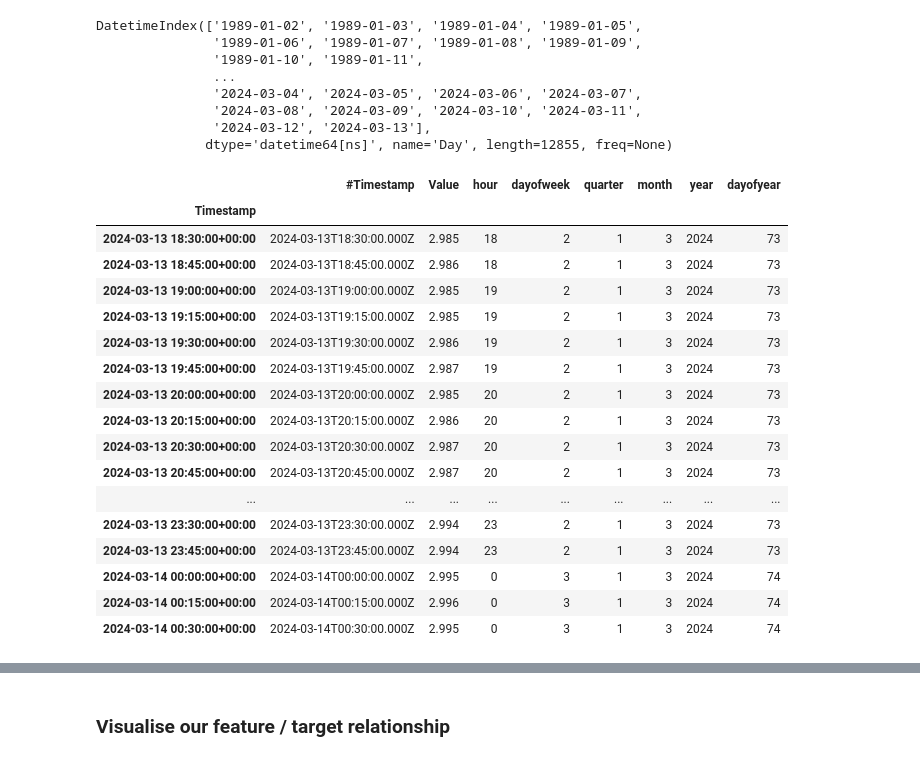
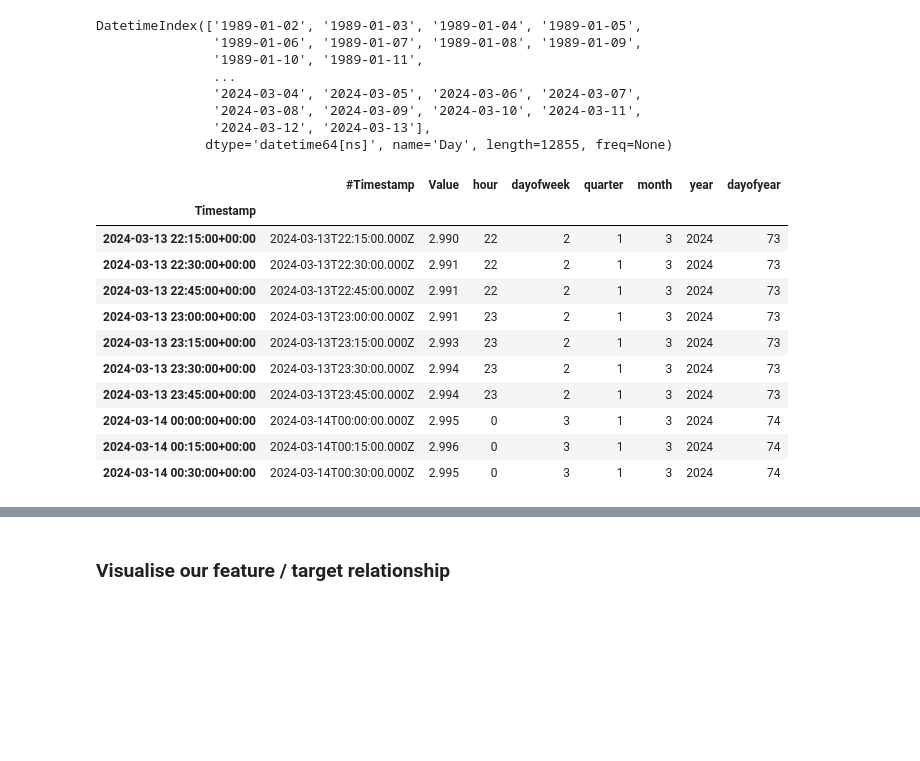
Before and after one commit to burked9/shannon-flood-piml, a Jupyter notebook: water_levels_banagher.ipynb, the cells around one changed output, grey strips where cells are left out. Cells and saved outputs as stored; diff of their text form; code cells hidden in the pictures; blank space fills up the shorter version.

```diff
--- a/water_levels_banagher.ipynb
+++ b/water_levels_banagher.ipynb
@@ -172,21 +172,15 @@ def create_features_simple(df):
 
 df2 = create_features_simple(df2)
 # %%
-df.tail(25)
+df.tail(10)
 # %% [output]
 |  | #Timestamp | Value | hour | dayofweek | quarter | month | year | dayofyear |
 | Timestamp |  |  |  |  |  |  |  |  |
-| 2024-03-13 18:30:00+00:00 | 2024-03-13T18:30:00.000Z | 2.985 | 18 | 2 | 1 | 3 | 2024 | 73 |
-| 2024-03-13 18:45:00+00:00 | 2024-03-13T18:45:00.000Z | 2.986 | 18 | 2 | 1 | 3 | 2024 | 73 |
-| 2024-03-13 19:00:00+00:00 | 2024-03-13T19:00:00.000Z | 2.985 | 19 | 2 | 1 | 3 | 2024 | 73 |
-| 2024-03-13 19:15:00+00:00 | 2024-03-13T19:15:00.000Z | 2.985 | 19 | 2 | 1 | 3 | 2024 | 73 |
-| 2024-03-13 19:30:00+00:00 | 2024-03-13T19:30:00.000Z | 2.986 | 19 | 2 | 1 | 3 | 2024 | 73 |
-| 2024-03-13 19:45:00+00:00 | 2024-03-13T19:45:00.000Z | 2.987 | 19 | 2 | 1 | 3 | 2024 | 73 |
-| 2024-03-13 20:00:00+00:00 | 2024-03-13T20:00:00.000Z | 2.985 | 20 | 2 | 1 | 3 | 2024 | 73 |
-| 2024-03-13 20:15:00+00:00 | 2024-03-13T20:15:00.000Z | 2.986 | 20 | 2 | 1 | 3 | 2024 | 73 |
-| 2024-03-13 20:30:00+00:00 | 2024-03-13T20:30:00.000Z | 2.987 | 20 | 2 | 1 | 3 | 2024 | 73 |
-| 2024-03-13 20:45:00+00:00 | 2024-03-13T20:45:00.000Z | 2.987 | 20 | 2 | 1 | 3 | 2024 | 73 |
-| ... | ... | ... | ... | ... | ... | ... | ... | ... |
+| 2024-03-13 22:15:00+00:00 | 2024-03-13T22:15:00.000Z | 2.990 | 22 | 2 | 1 | 3 | 2024 | 73 |
+| 2024-03-13 22:30:00+00:00 | 2024-03-13T22:30:00.000Z | 2.991 | 22 | 2 | 1 | 3 | 2024 | 73 |
+| 2024-03-13 22:45:00+00:00 | 2024-03-13T22:45:00.000Z | 2.991 | 22 | 2 | 1 | 3 | 2024 | 73 |
+| 2024-03-13 23:00:00+00:00 | 2024-03-13T23:00:00.000Z | 2.991 | 23 | 2 | 1 | 3 | 2024 | 73 |
+| 2024-03-13 23:15:00+00:00 | 2024-03-13T23:15:00.000Z | 2.993 | 23 | 2 | 1 | 3 | 2024 | 73 |
 | 2024-03-13 23:30:00+00:00 | 2024-03-13T23:30:00.000Z | 2.994 | 23 | 2 | 1 | 3 | 2024 | 73 |
 | 2024-03-13 23:45:00+00:00 | 2024-03-13T23:45:00.000Z | 2.994 | 23 | 2 | 1 | 3 | 2024 | 73 |
 | 2024-03-14 00:00:00+00:00 | 2024-03-14T00:00:00.000Z | 2.995 | 0 | 3 | 1 | 3 | 2024 | 74 |
```
Also changed, not shown: parts of 12 cells of this notebook.
